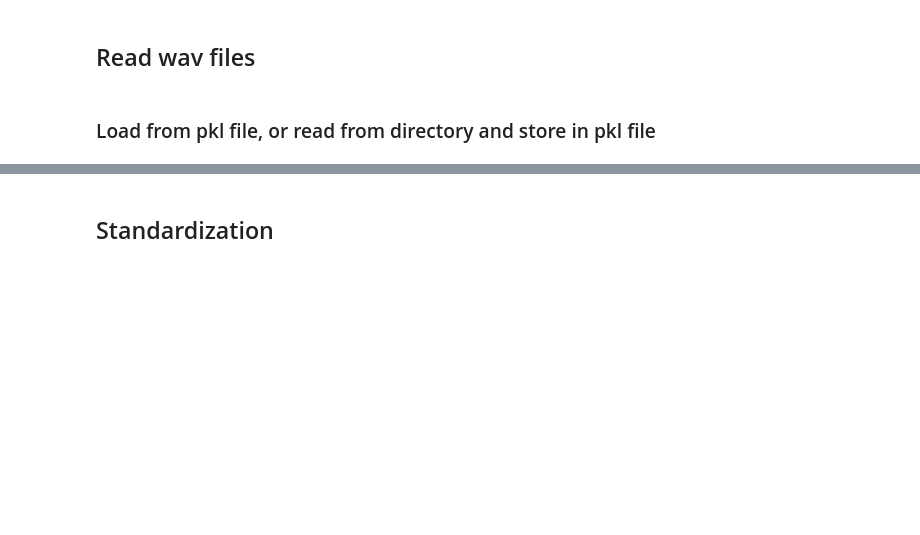
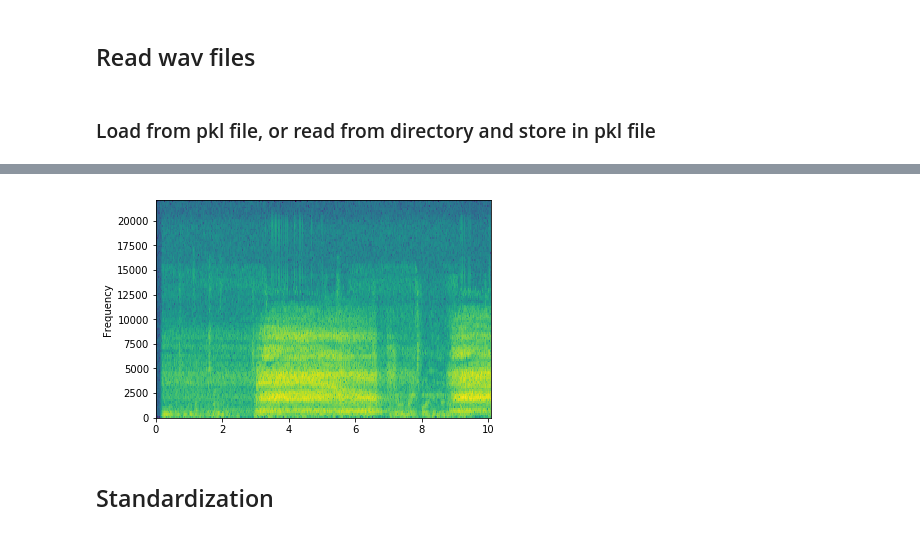
Before and after one commit to eeervin/deep_learning, a Jupyter notebook: Sounds.ipynb, the cells around one changed output, grey strips where cells are left out. Cells and saved outputs as stored; diff of their text form; code cells hidden in the pictures; blank space fills up the shorter version.

```diff
--- a/Sounds.ipynb
+++ b/Sounds.ipynb
@@ -31,3 +46,9 @@ else:
+# %%
+plt.ylabel('Frequency')
+plt.specgram(sound[0], Fs = fs[0])
+plt.show()
+# %% [output]
+[figure, added]
 # %% [markdown]
 ## Standardization
 # %%
```
Also changed, not shown: parts of 4 cells of this notebook, 1 other file.
